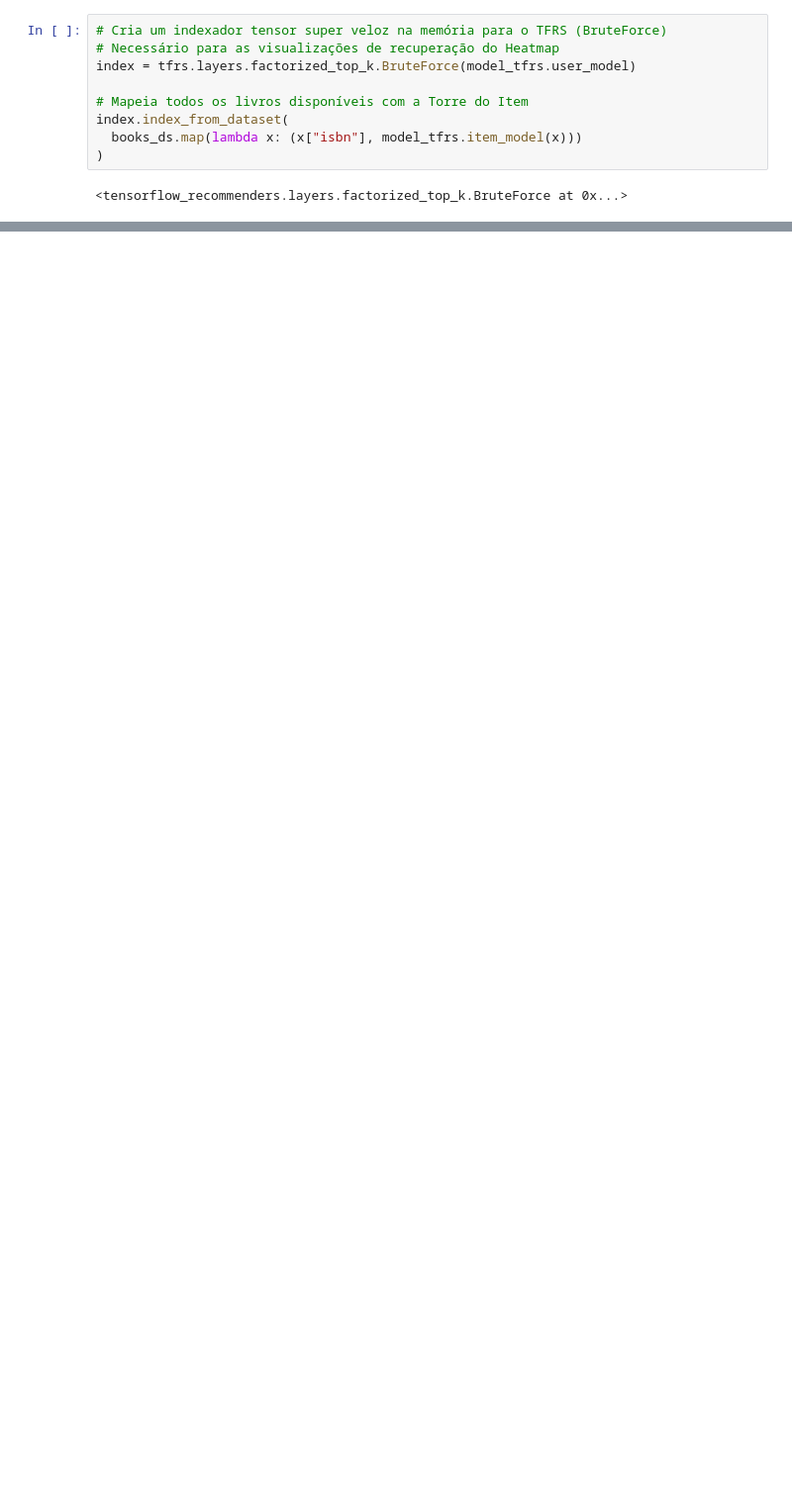
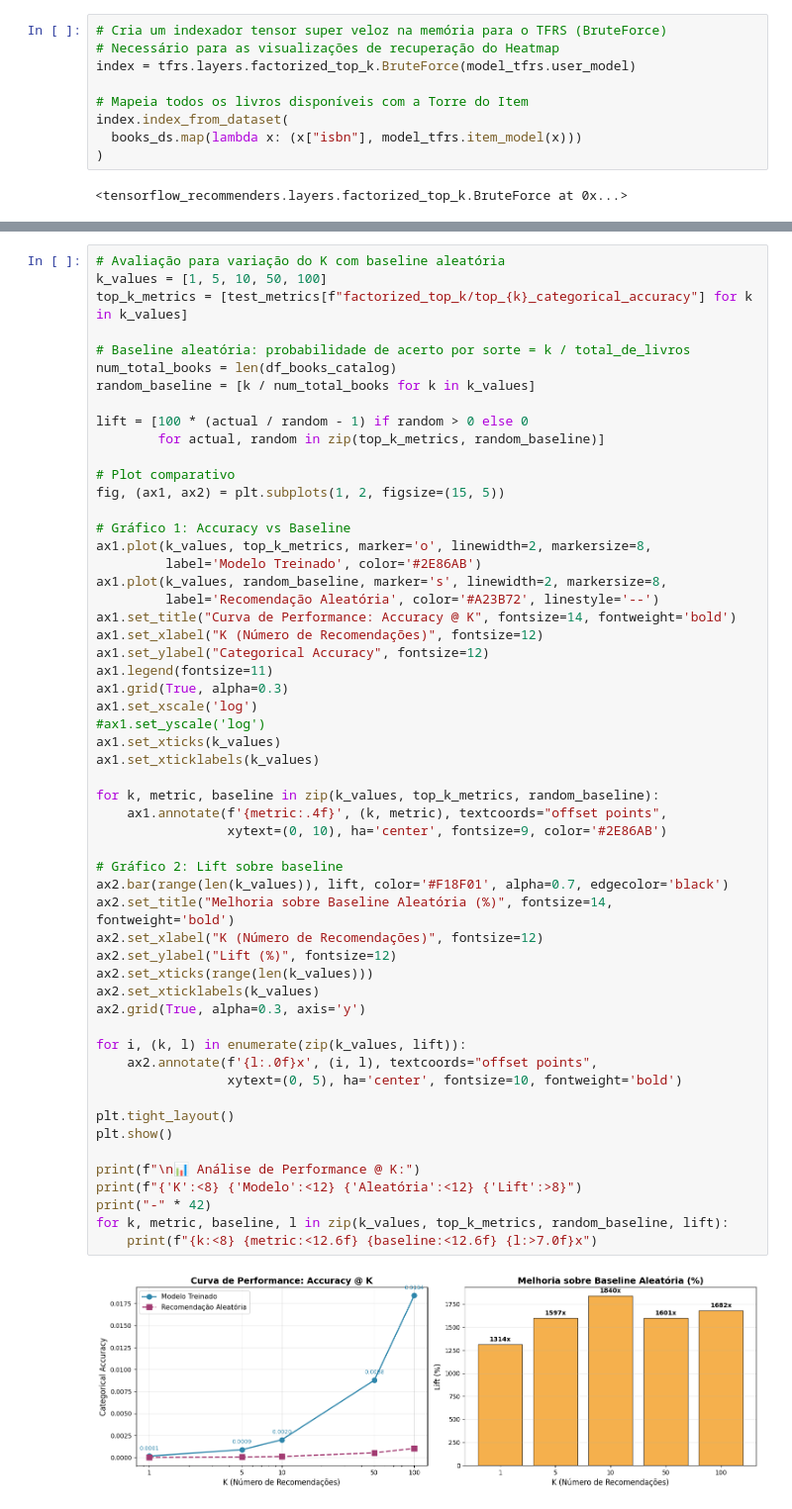
Before and after one commit to YuriRadzi/NeoLeitura, a Jupyter notebook: recomendacoes.ipynb, the cells around one changed output, grey strips where cells are left out. Shown at 99% size. Drawn from its saved outputs; the diff is of its cells as text; blank space fills up the shorter version.

```diff
--- a/recomendacoes.ipynb
+++ b/recomendacoes.ipynb
@@ -1632,0 +1846,57 @@ Distância média entre embeddings: 0.9676
+# %%
+# Avaliação para variação do K com baseline aleatória
+k_values = [1, 5, 10, 50, 100]
+top_k_metrics = [test_metrics[f"factorized_top_k/top_{k}_categorical_accuracy"] for k in k_values]
+
+# Baseline aleatória: probabilidade de acerto por sorte = k / total_de_livros
+num_total_books = len(df_books_catalog)
+random_baseline = [k / num_total_books for k in k_values]
+
+lift = [100 * (actual / random - 1) if random > 0 else 0
+        for actual, random in zip(top_k_metrics, random_baseline)]
+
+# Plot comparativo
+fig, (ax1, ax2) = plt.subplots(1, 2, figsize=(15, 5))
+
+# Gráfico 1: Accuracy vs Baseline
+ax1.plot(k_values, top_k_metrics, marker='o', linewidth=2, markersize=8,
+         label='Modelo Treinado', color='#2E86AB')
+ax1.plot(k_values, random_baseline, marker='s', linewidth=2, markersize=8,
+         label='Recomendação Aleatória', color='#A23B72', linestyle='--')
+ax1.set_title("Curva de Performance: Accuracy @ K", fontsize=14, fontweight='bold')
+ax1.set_xlabel("K (Número de Recomendações)", fontsize=12)
+ax1.set_ylabel("Categorical Accuracy", fontsize=12)
+ax1.legend(fontsize=11)
+ax1.grid(True, alpha=0.3)
+ax1.set_xscale('log')
+#ax1.set_yscale('log')
+ax1.set_xticks(k_values)
+ax1.set_xticklabels(k_values)
+
+for k, metric, baseline in zip(k_values, top_k_metrics, random_baseline):
+    ax1.annotate(f'{metric:.4f}', (k, metric), textcoords="offset points",
+                 xytext=(0, 10), ha='center', fontsize=9, color='#2E86AB')
+
+# Gráfico 2: Lift sobre baseline
+ax2.bar(range(len(k_values)), lift, color='#F18F01', alpha=0.7, edgecolor='black')
+ax2.set_title("Melhoria sobre Baseline Aleatória (%)", fontsize=14, fontweight='bold')
+ax2.set_xlabel("K (Número de Recomendações)", fontsize=12)
+ax2.set_ylabel("Lift (%)", fontsize=12)
+ax2.set_xticks(range(len(k_values)))
+ax2.set_xticklabels(k_values)
+ax2.grid(True, alpha=0.3, axis='y')
+
+for i, (k, l) in enumerate(zip(k_values, lift)):
+    ax2.annotate(f'{l:.0f}x', (i, l), textcoords="offset points",
+                 xytext=(0, 5), ha='center', fontsize=10, fontweight='bold')
+
+plt.tight_layout()
+plt.show()
+
+print(f"\n📊 Análise de Performance @ K:")
+print(f"{'K':<8} {'Modelo':<12} {'Aleatória':<12} {'Lift':>8}")
+print("-" * 42)
+for k, metric, baseline, l in zip(k_values, top_k_metrics, random_baseline, lift):
+    print(f"{k:<8} {metric:<12.6f} {baseline:<12.6f} {l:>7.0f}x")
+# %% [output]
+[figure, added]
```
Also changed, not shown: parts of 34 cells of this notebook.
